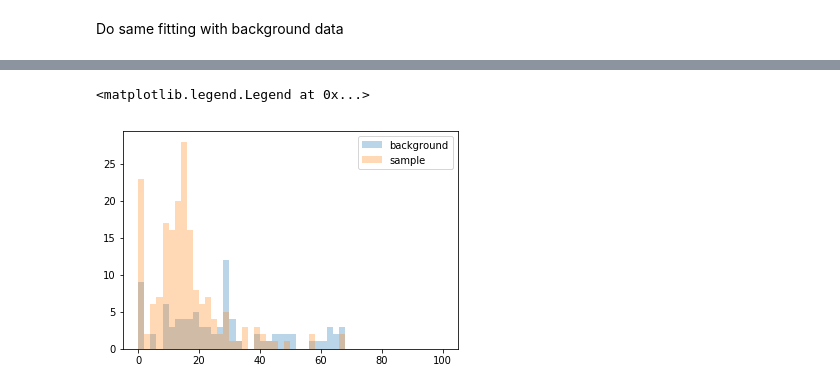
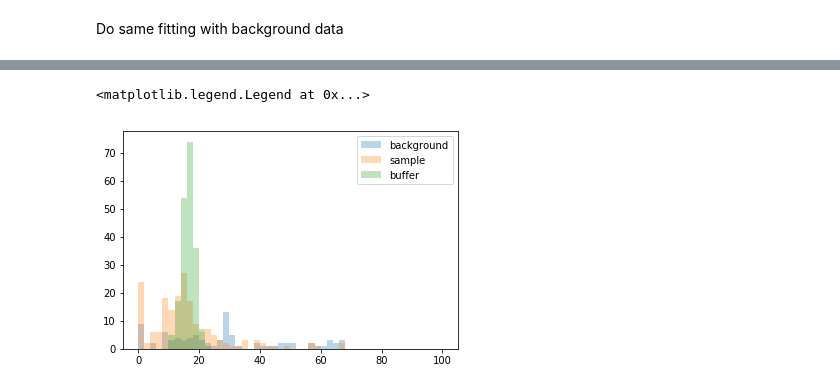
Before and after one commit to mhantke/esi_at_amo, a Jupyter notebook: notebooks/Rubisco.ipynb, the cells around one changed output, grey strips where cells are left out. Cells and saved outputs as stored; diff of their text form; code cells hidden in the pictures.

```diff
--- a/notebooks/Rubisco.ipynb
+++ b/notebooks/Rubisco.ipynb
@@ -251,0 +380,5 @@ hist(ds_fit_sample[errs_fit<200.], 50, range=(0, 100))
+# %%
+hs_sample = (data_sample*mask0>20).sum(axis=1).sum(axis=1) * sel_sample
+hs_buffer = (data_buffer*mask0>20).sum(axis=1).sum(axis=1) * sel_buffer
+hs_bg = (data_bg*mask0>20).sum(axis=1).sum(axis=1) * sel_bg
+hs_dark = (data_dark*mask0>20).sum(axis=1).sum(axis=1) * sel_dark
@@ -251,0 +489,5 @@ hist(ds_fit_sample[errs_fit<200.], 50, range=(0, 100))
+# %%
+ds_fit_sample, Is_fit_sample, goods_fit_sample, ds_std_sample, Is_std_sample = fit_batch(data_sample[hs_sample.argsort()[::-1][:7]],
+                                                                                         mask_sample[hs_sample.argsort()[::-1][:7]],
+                                                                                         bg_sample,
+                                                                                         do_plot=True)
@@ -251,0 +617,2 @@ hist(ds_fit_sample[errs_fit<200.], 50, range=(0, 100))
+# %%
+ds_fit_buffer, Is_fit_buffer, errs_fit_buffer, ds_std_buffer, Is_std_buffer = fit_batch(data_buffer, mask_buffer, bg_buffer, do_plot=True)
@@ -310,0 +649,2 @@ for k in range(0, N_fit):
+# %%
+ds_fit_bg, Is_fit_bg, goods_fit_bg, ds_std_bg, Is_std_bg = fit_batch(data_bg, mask_bg, bg_bg, do_plot=True)
@@ -311,10 +672,11 @@ for k in range(0, N_fit):
 # %%
 hist(ds_fit_bg[errs_fit_bg<200.], 50, range=(0, 100), alpha=0.3, label='background')
 hist(ds_fit_sample[errs_fit_sample<200.], 50, range=(0, 100), alpha=0.3, label='sample')
+hist(ds_fit_buffer[errs_fit_buffer<200.], 50, range=(0, 100), alpha=0.3, label='buffer')
 legend()
 # %% [output]
 <matplotlib.legend.Legend at 0x...>
-[figure, old version]
+[figure, new version]
 # %%
 # Sanity:
 # Intensities? What order of magnitude?
```
Also changed, not shown: parts of 47 cells of this notebook, 4 other files.
